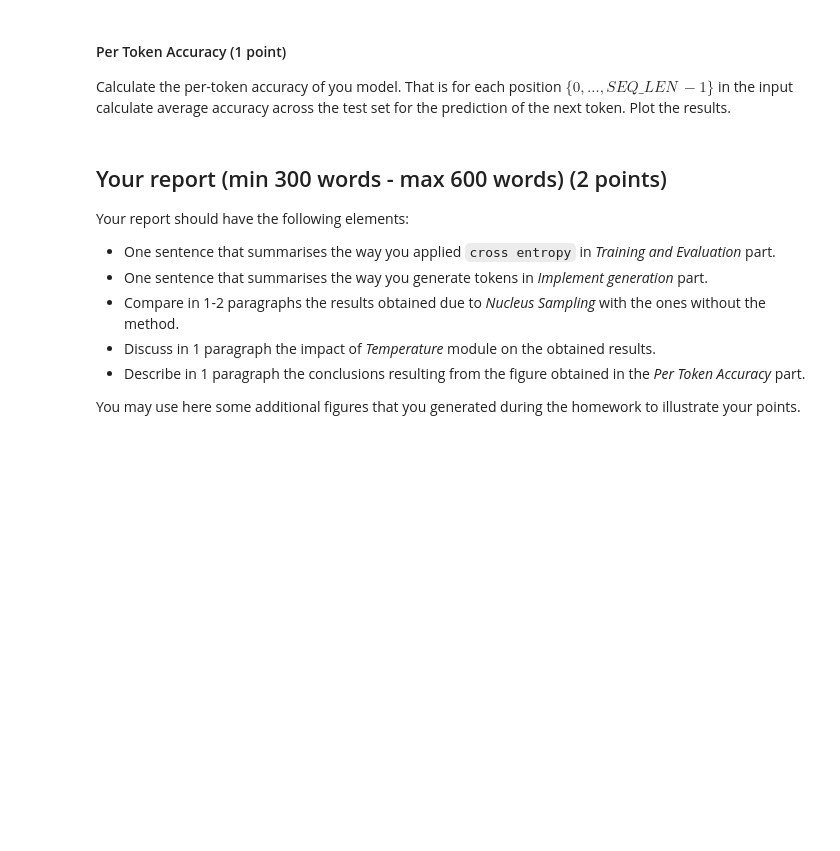
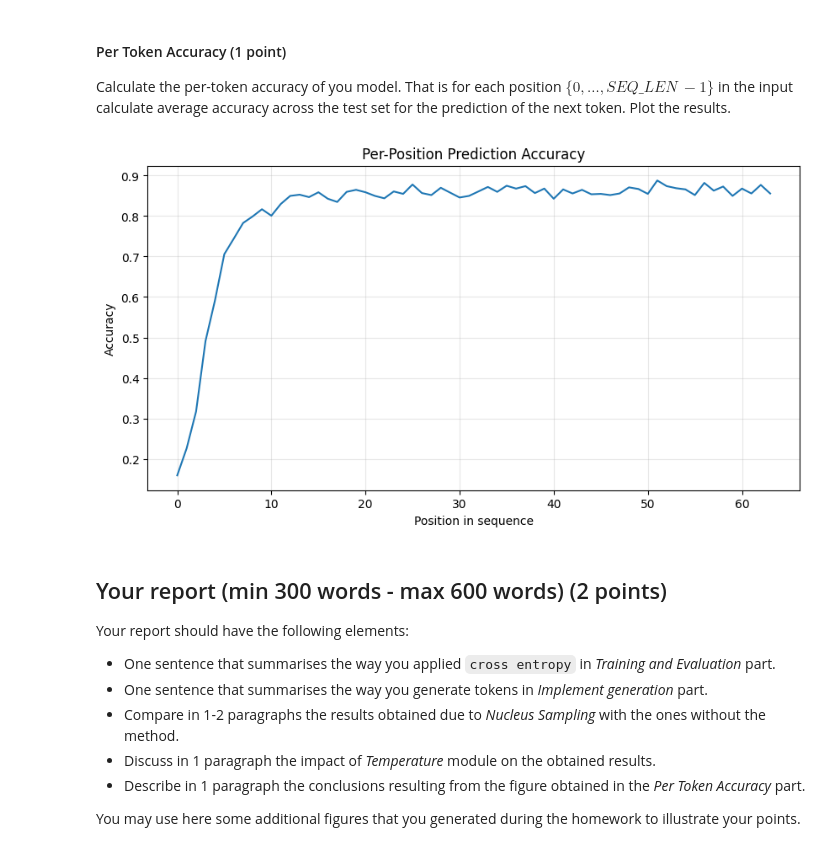
Before and after one commit to JKLRak/ML25, a Jupyter notebook: docs/hw_3_gpt_oss-student.ipynb, the cells around one changed output. Cells and saved outputs as stored; diff of their text form; code cells hidden in the pictures; blank space fills up the shorter version.

```diff
--- a/docs/hw_3_gpt_oss-student.ipynb
+++ b/docs/hw_3_gpt_oss-student.ipynb
@@ -1665,33 +1719,57 @@ import matplotlib.pyplot as plt
 @torch.no_grad()
 def calc_per_token_acc(
     model: torch.nn.Module, data_loader: torch.utils.data.DataLoader
 ) -> np.ndarray:
     """
     Calculate accuracy for each position in the sequence.
 
     Args:
         model: The transformer model.
         data_loader: Data loader with (x, y) pairs.
 
     Returns:
         Array of shape [seq_len] with accuracy at each position.
     """
     model.eval()
 
     ### TODO: Your code starts here ###
+    first_batch_x, _ = next(iter(data_loader))
+    seq_len = first_batch_x.shape[1]
 
+    correct_counts = torch.zeros(seq_len).to(DEVICE)
+    total_examples = 0
+
+    for x, y in data_loader:
+        x, y = x.to(DEVICE), y.to(DEVICE)
+        logits = model(x) # [Batch, Seq, Vocab]
+
+        # Get the most likely token at every position
+        predictions = torch.argmax(logits, dim=-1) # [Batch, Seq]
+
+        # Compare to ground truth
+        # result is a boolean tensor [Batch, Seq] where True = 1, False = 0
+        correct = (predictions == y).float()
+
+        # Sum across the batch dimension to get correct counts per position
+        correct_counts += correct.sum(dim=0)
+        total_examples += x.shape[0]
+
+    # Calculate average accuracy for each position
+    per_token_acc = correct_counts / total_examples
     ### TODO: Your code ends here ###
     return per_token_acc
 
 
 per_token_acc = calc_per_token_acc(model, TEST_LOADER)
 plt.figure(figsize=(10, 5))
 plt.plot(np.arange(per_token_acc.shape[0]), per_token_acc)
 plt.xlabel("Position in sequence")
 plt.ylabel("Accuracy")
 plt.title("Per-Position Prediction Accuracy")
 plt.grid(True, alpha=0.3)
 plt.show()
+# %% [output]
+[figure, added]
 # %% [markdown]
 ## Your report (min 300 words - max 600 words) (2 points)
 
```
Also changed, not shown: parts of 8 cells of this notebook.
